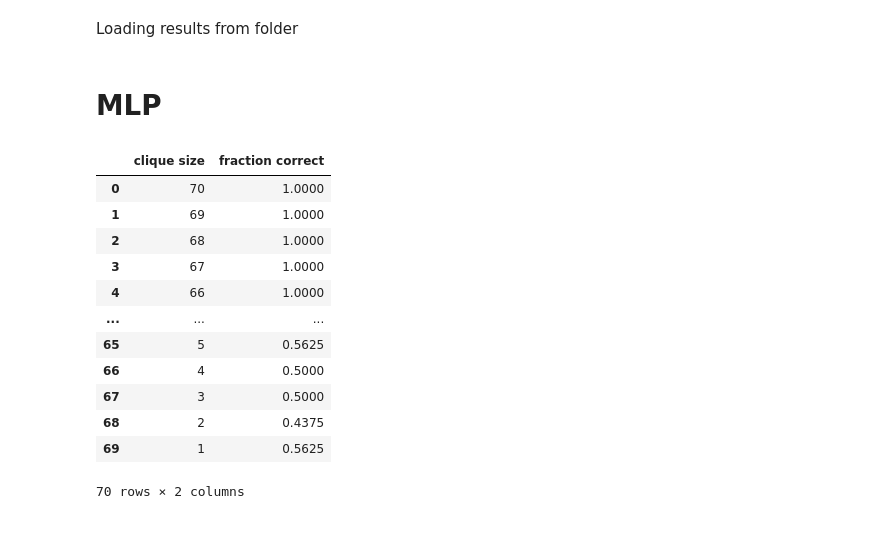
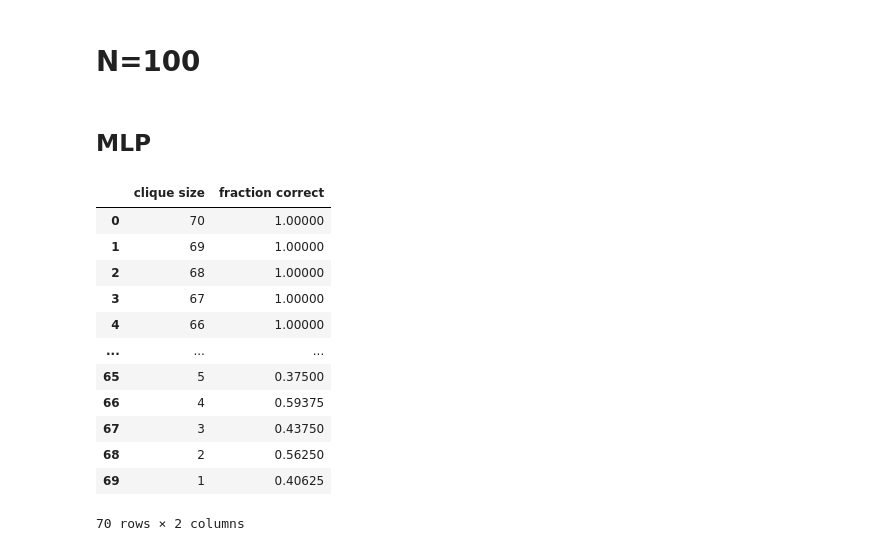
Before and after one commit to danieletirinnanzi/HUPLACLIP-NNs, a Jupyter notebook: scripts/data_fitting.ipynb, the cells around one changed output. Cells and saved outputs as stored; diff of their text form; code cells hidden in the pictures.

```diff
--- a/scripts/data_fitting.ipynb
+++ b/scripts/data_fitting.ipynb
@@ -1,2 +0,0 @@
-# %% [markdown]
-Loading results from folder
@@ -3,22 +14,24 @@ Loading results from folder
+# %% [markdown]
+# N=100
 # %% [markdown]
-# MLP
+## MLP
 # %%
 # loading results:
 import pandas as pd
-file_path = r"..\results\MLP_experiment_N100_2024-04-16_09-24-03\MLP\MLP_N100_results.csv"
-df = pd.read_csv(file_path)
-df
+file_path = r"..\results\MLP_experiment_N100_2024-04-24_17-29-00\MLP\MLP_N100_results.csv"
+df_MLP = pd.read_csv(file_path)
+df_MLP
 # %% [output]
 |  | clique size | fraction correct |
-| 0 | 70 | 1.0000 |
-| 1 | 69 | 1.0000 |
-| 2 | 68 | 1.0000 |
-| 3 | 67 | 1.0000 |
-| 4 | 66 | 1.0000 |
+| 0 | 70 | 1.00000 |
+| 1 | 69 | 1.00000 |
+| 2 | 68 | 1.00000 |
+| 3 | 67 | 1.00000 |
+| 4 | 66 | 1.00000 |
 | ... | ... | ... |
-| 65 | 5 | 0.5625 |
-| 66 | 4 | 0.5000 |
-| 67 | 3 | 0.5000 |
-| 68 | 2 | 0.4375 |
-| 69 | 1 | 0.5625 |
+| 65 | 5 | 0.37500 |
+| 66 | 4 | 0.59375 |
+| 67 | 3 | 0.43750 |
+| 68 | 2 | 0.56250 |
+| 69 | 1 | 0.40625 |
 70 rows × 2 columns
```
Also changed, not shown: parts of 14 cells of this notebook, 3 other files.
